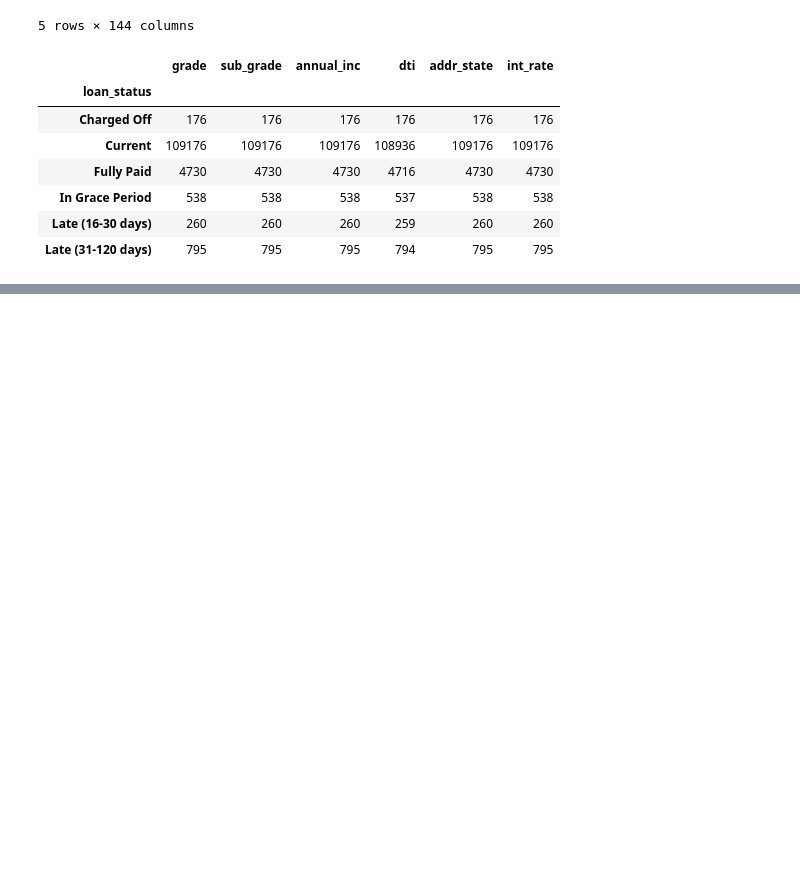
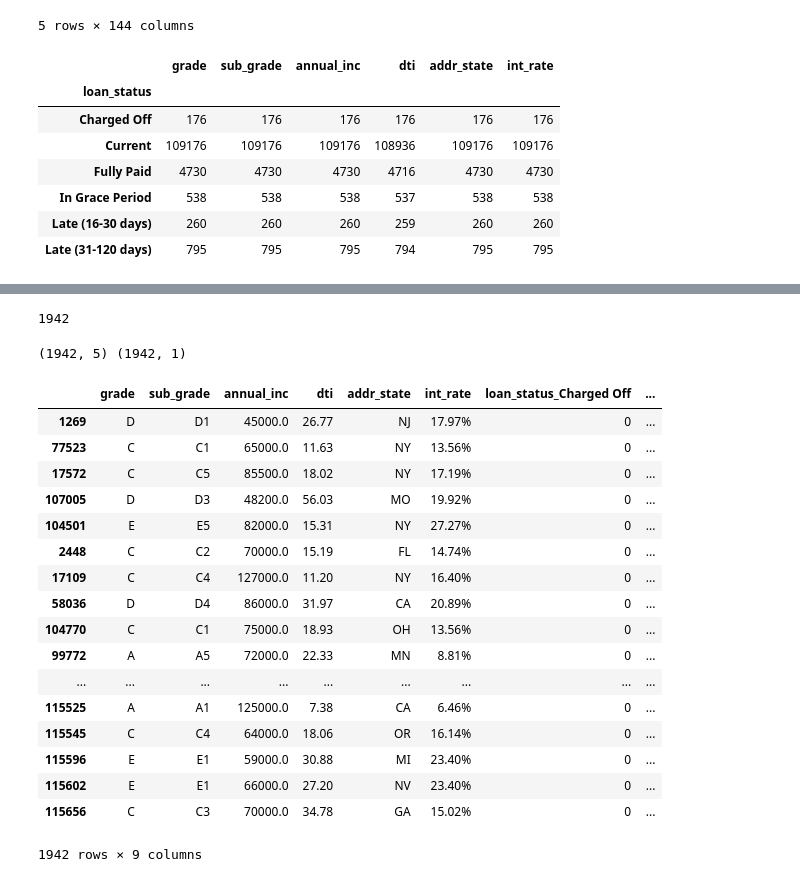
Before and after one commit to kmurakam26/Project-3, a Jupyter notebook: Lending Club.ipynb, the cells around one changed output, grey strips where cells are left out. Saved outputs shown, nothing was run; the diff lists cells and outputs as text; code cells hidden in the pictures; blank space fills up the shorter version.

```diff
--- a/Lending Club.ipynb
+++ b/Lending Club.ipynb
@@ -32,5 +32,6 @@ status
 | Late (31-120 days) | 795 | 795 | 795 | 794 | 795 | 795 |
 # %%
 #Create the upsample and downsample
-downsample = lending_df[(lending_df["loan_status"] == "Charged Off") | (lending_df["loan_status"] == "Late (31-120 days)")]
-upsample = lending_df[(lending_df["loan_status"] == "Fully Paid")]
+small_sample = lending_df[(lending_df["loan_status"] == "Charged Off") | (lending_df["loan_status"]
+                                                                        == "Late (31-120 days)")]
+large_sample = lending_df[(lending_df["loan_status"] == "Fully Paid")]
@@ -56,0 +48,40 @@ upsample = lending_df[(lending_df["loan_status"] == "Fully Paid")]
+# %%
+n_class0 = len(small_sample)
+n_class1 = len(large_sample)
+
+under = large_sample.sample(n_class0)
+sample_df = pd.concat([under, small_sample], axis=0)
+
+len(sample_df)
+# %% [output]
+1942
+# %%
+X = sample_df[["grade", "sub_grade","annual_inc", "dti", "int_rate"]]
+y = sample_df["loan_status"].values.reshape(-1,1)
+print(X.shape, y.shape)
+# %% [output]
+(1942, 5) (1942, 1)
+# %%
+#making loan_status binary
+
+data_binary_encoded = pd.get_dummies(sample_df, columns=["loan_status"])
+pd.data_binary_encoded
+# %% [output]
+|  | grade | sub_grade | annual_inc | dti | addr_state | int_rate | loan_status_Charged Off | ... |
+| 1269 | D | D1 | 45000.0 | 26.77 | NJ | 17.97% | 0 | ... |
+| 77523 | C | C1 | 65000.0 | 11.63 | NY | 13.56% | 0 | ... |
+| 17572 | C | C5 | 85500.0 | 18.02 | NY | 17.19% | 0 | ... |
+| 107005 | D | D3 | 48200.0 | 56.03 | MO | 19.92% | 0 | ... |
+| 104501 | E | E5 | 82000.0 | 15.31 | NY | 27.27% | 0 | ... |
+| 2448 | C | C2 | 70000.0 | 15.19 | FL | 14.74% | 0 | ... |
+| 17109 | C | C4 | 127000.0 | 11.20 | NY | 16.40% | 0 | ... |
+| 58036 | D | D4 | 86000.0 | 31.97 | CA | 20.89% | 0 | ... |
+| 104770 | C | C1 | 75000.0 | 18.93 | OH | 13.56% | 0 | ... |
+| 99772 | A | A5 | 72000.0 | 22.33 | MN | 8.81% | 0 | ... |
+| ... | ... | ... | ... | ... | ... | ... | ... | ... |
+| 115525 | A | A1 | 125000.0 | 7.38 | CA | 6.46% | 0 | ... |
+| 115545 | C | C4 | 64000.0 | 18.06 | OR | 16.14% | 0 | ... |
+| 115596 | E | E1 | 59000.0 | 30.88 | MI | 23.40% | 0 | ... |
+| 115602 | E | E1 | 66000.0 | 27.20 | NV | 23.40% | 0 | ... |
+| 115656 | C | C3 | 70000.0 | 34.78 | GA | 15.02% | 0 | ... |
+1942 rows × 9 columns
```
Also changed, not shown: parts of 2 cells of this notebook.
